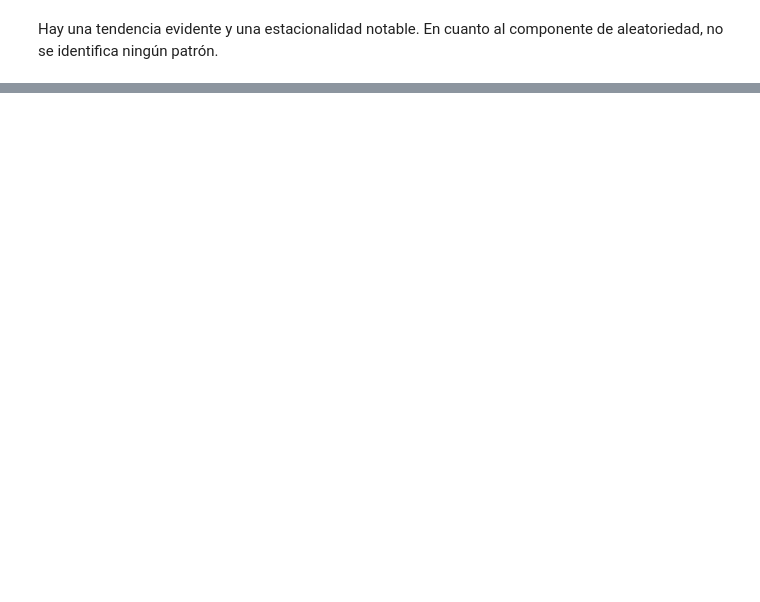
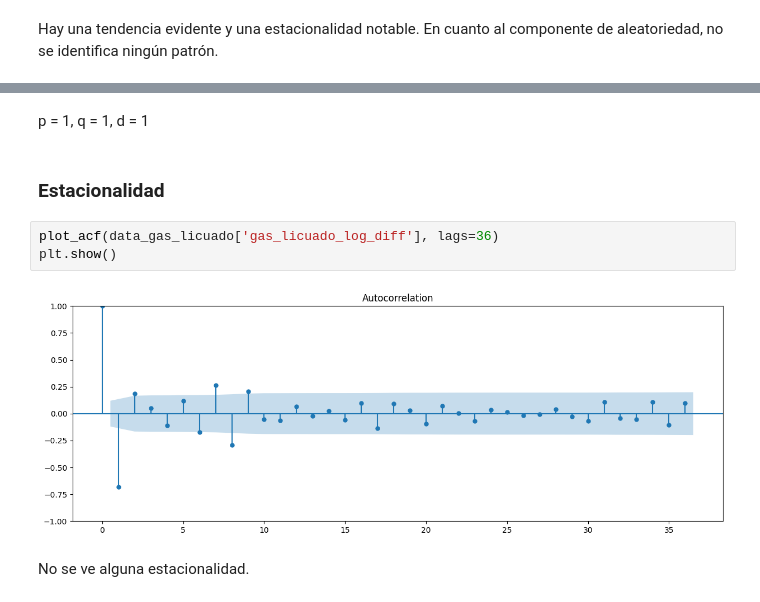
Before and after one commit to MGonza20/Lab2_DataScience, a Jupyter notebook: importaciones.ipynb, the cells around one changed output, grey strips where cells are left out. Saved outputs shown, nothing was run; the diff lists cells and outputs as text; blank space fills up the shorter version.

```diff
--- a/importaciones.ipynb
+++ b/importaciones.ipynb
@@ -463,0 +566,11 @@ Hay una tendencia evidente y una estacionalidad notable. En cuanto al componente
+# %% [markdown]
+p = 1, q = 1, d = 1
+# %% [markdown]
+### Estacionalidad
+# %%
+plot_acf(data_gas_licuado['gas_licuado_log_diff'], lags=36)
+plt.show()
+# %% [output]
+[figure, added]
+# %% [markdown]
+No se ve alguna estacionalidad.
```
Also changed, not shown: parts of 28 cells of this notebook.
